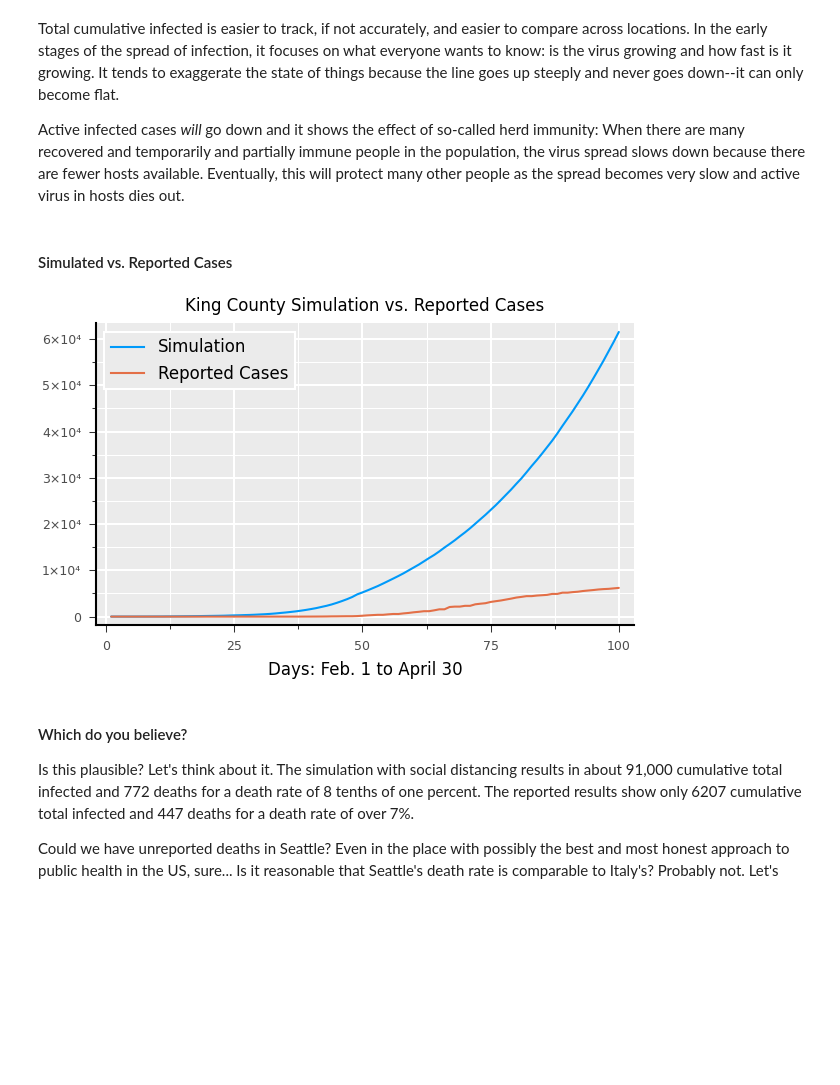
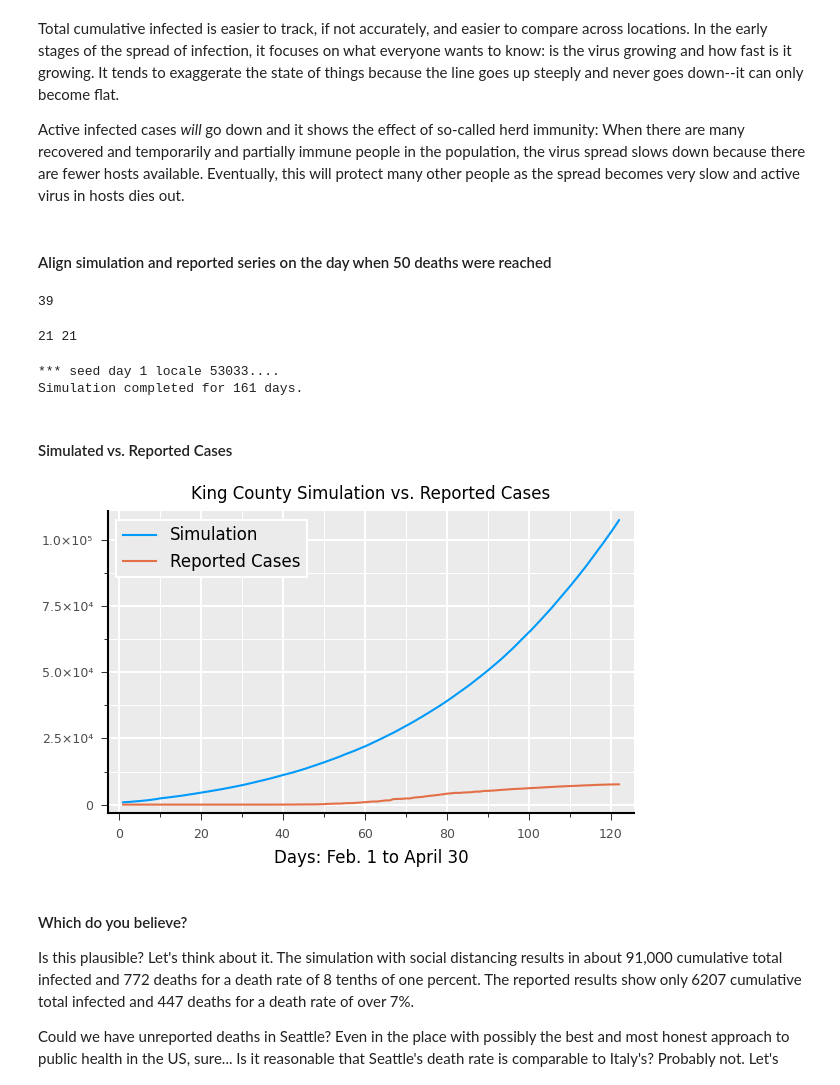
Before and after one commit to lewisl/CovidSim, a Jupyter notebook: notebooks/reported_data.ipynb, the cells around one changed output. Drawn from its saved outputs; the diff is of its cells as text; code cells hidden in the pictures; blank space fills up the shorter version.

```diff
--- a/notebooks/reported_data.ipynb
+++ b/notebooks/reported_data.ipynb
@@ -109,0 +134,5 @@ str_50 = sd_gen(start=50, comply=.8, cf=(.2,1.3), tf=(.18,.45))
+# %%
+alldict, env, series = run_a_sim(n, seattle.fips, showr0=false, silent=true,
+       dtfilename="../parameters/dec_tree_all_25.csv",
+       spreadcases=[str_50],
+       runcases=[seed_1_6]);
@@ -114,5 +145,0 @@ sim_r0(env=env)
-# %%
-alldict, env, series = run_a_sim(100,seattle.id, showr0=false, silent=true,
-       dtfilename="../parameters/dec_tree_all_25.csv",
-       spreadcases=[str_50],
-       runcases=[seed_1_6]);
@@ -158,15 +166,35 @@ Totinfected shows the cumulative total of all the people who have ever become in
 Total cumulative infected is easier to track, if not accurately, and easier to compare across locations. In the early stages of the spread of infection, it focuses on what everyone wants to know: is the virus growing and how fast is it growing.  It tends to exaggerate the state of things because the line goes up steeply and never goes down--it can only become flat.
 
 Active infected cases *will* go down and it shows the effect of so-called herd immunity: When there are many recovered and temporarily and partially immune people in the population, the virus spread slows down because there are fewer hosts available. Eventually, this will protect many other people as the spread becomes very slow and active virus in hosts dies out.
+# %% [markdown]
+#### Align simulation and reported series on the day when 50 deaths were reached
+# %%
+sim20dead = Date("2020-01-22") + Day(findfirst(series[seattle.fips][:cum][:,map2series.dead[6]] .>= 50))
+rpt20dead = Date("2020-01-22") + Day(findfirst(tricities[:, :sea_dead] .>= 50))
+adjdays = Dates.value(sim20dead - rpt20dead)
+# %% [output]
+39
+# %%
+println(tricities[49,:sea_dead], " ", series[seattle.fips][:cum][103,map2series.dead[6]])
+# %% [output]
+21 21
+# %%
+alldict, env, series = run_a_sim(n+adjdays, seattle.fips, showr0=false, silent=true,
+       dtfilename="../parameters/dec_tree_all_25.csv",
+       spreadcases=[str_50],
+       runcases=[seed_1_6]);
+# %% [output]
+*** seed day 1 locale 53033....
+Simulation completed for 161 days.
 # %% [markdown]
 #### Simulated vs. Reported Cases
 # %%
-plot(1:100, series[2][:cum][:,map2series.totinfected[6]], label="Simulation",dpi=150, size=(400,260), tickfontsize=6)
-plot!(1:100, tricities[:,:sea_infected], label="Reported Cases",dpi=150, size=(400,260), tickfontsize=6)
+plot(1:n, series[seattle.fips][:cum][1+adjdays:n+adjdays,map2series.totinfected[6]], label="Simulation",dpi=150, size=(400,260), tickfontsize=6)
+plot!(1:n, tricities[:,:sea_infected], label="Reported Cases",dpi=150, size=(400,260), tickfontsize=6)
 title!("King County Simulation vs. Reported Cases", titlefontsize=8)
 xlabel!("Days: Feb. 1 to April 30", guidefontsize=8)
 # %% [output]
-[figure, old version]
+[figure, new version]
 # %% [markdown]
 #### Which do you believe?
 Is this plausible?  Let's think about it.  The simulation with social distancing results in about 91,000 cumulative total infected and 772 deaths for a death rate of 8 tenths of one percent. The reported results show only 6207 cumulative total infected and 447 deaths for a death rate of over 7%.
```
Also changed, not shown: parts of 36 cells of this notebook, 16 other files.
